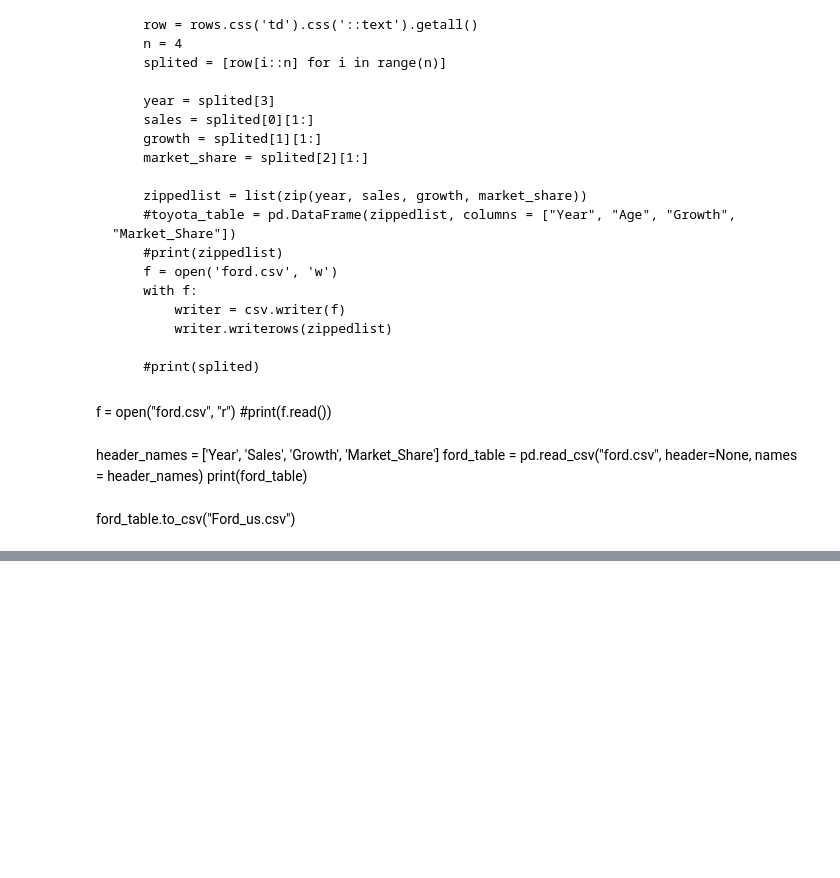
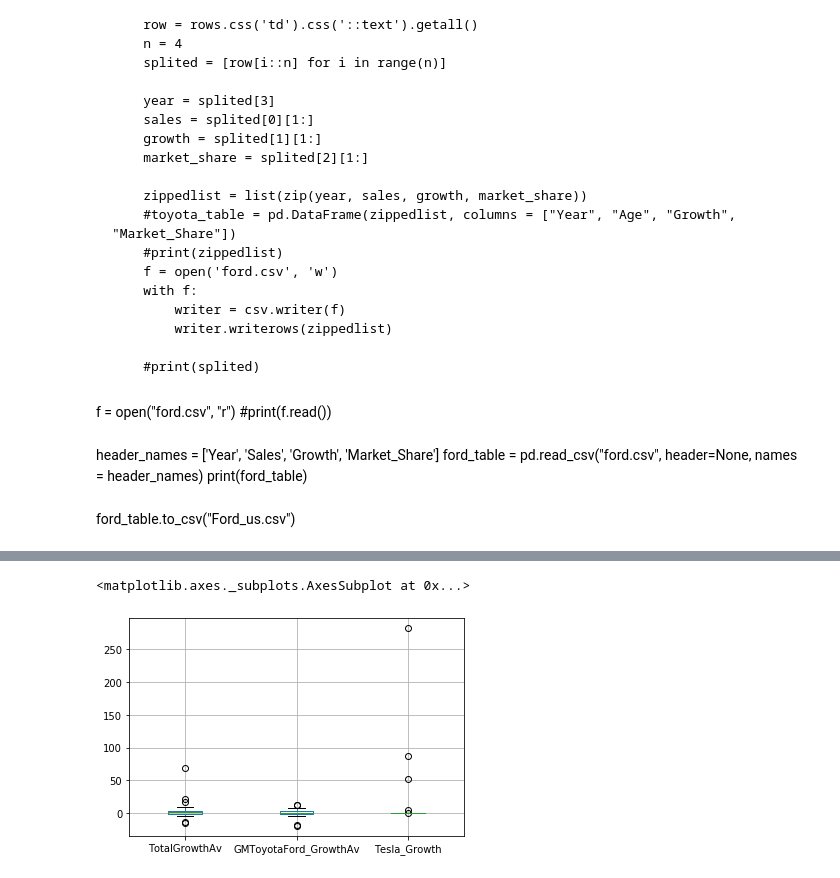
Before and after one commit to michelmendonca/US-Market-Data-Science-Growth-Estimator, a Jupyter notebook: Project1_TeslaToyotaGMFord.ipynb, the cells around one changed output, grey strips where cells are left out. Saved outputs shown, nothing was run; the diff lists cells and outputs as text; code cells hidden in the pictures; blank space fills up the shorter version.

```diff
--- a/Project1_TeslaToyotaGMFord.ipynb
+++ b/Project1_TeslaToyotaGMFord.ipynb
@@ -62,0 +202,5 @@ toyotaData = open("Toyota_us.csv", "r")
+# %%
+df_Growth.boxplot(column = ["TotalGrowthAv","GMToyotaFord_GrowthAv", "Tesla_Growth"])
+# %% [output]
+<matplotlib.axes._subplots.AxesSubplot at 0x...>
+[figure, added]
```
Also changed, not shown: parts of 41 cells of this notebook, 15 other files.
